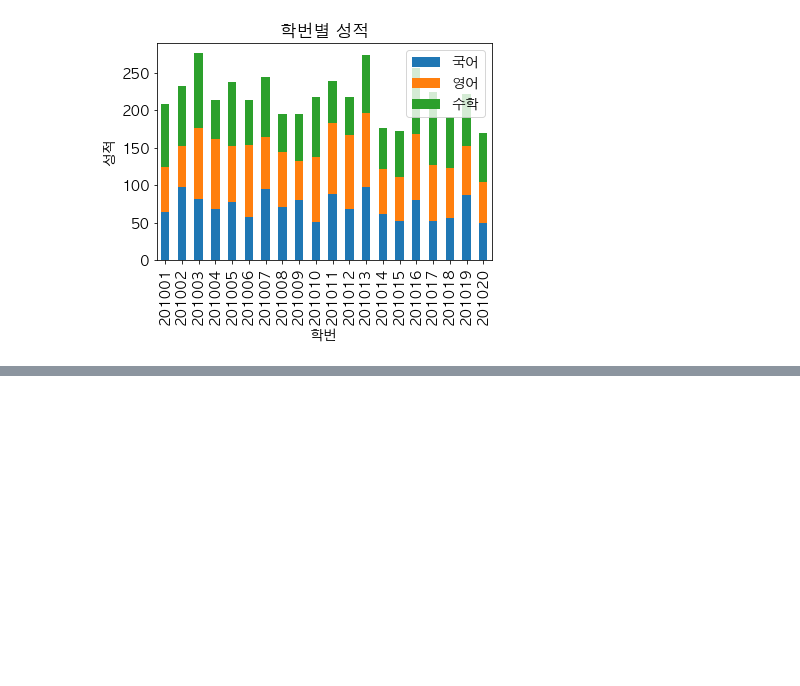
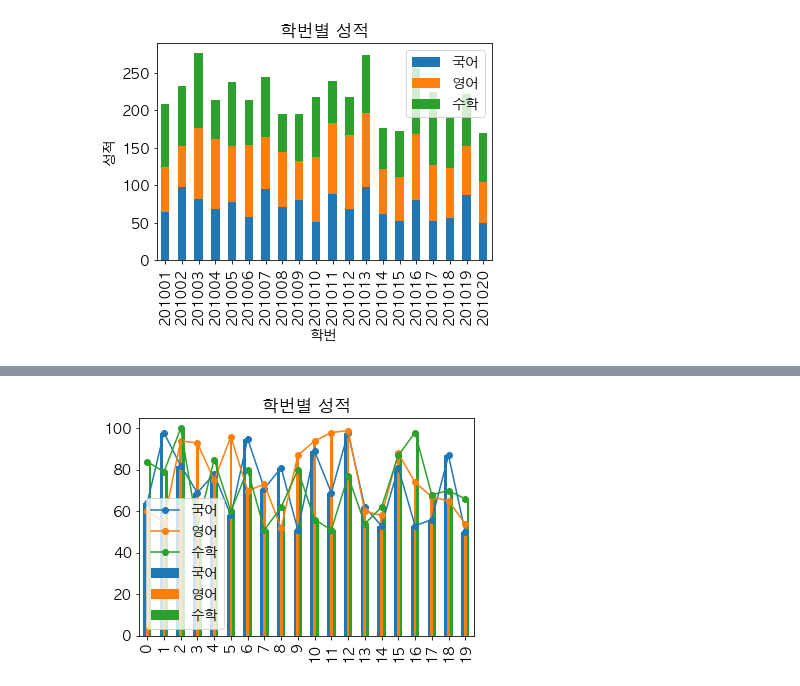
Before and after one commit to War-Oxi/Oxi, a Jupyter notebook: Python_Code/University_real/DataScience/Graph/datafig.ipynb, the cells around one changed output, grey strips where cells are left out. Drawn from its saved outputs; the diff is of its cells as text; code cells hidden in the pictures; blank space fills up the shorter version.

```diff
--- a/Python_Code/University_real/DataScience/Graph/datafig.ipynb
+++ b/Python_Code/University_real/DataScience/Graph/datafig.ipynb
@@ -83,0 +163,25 @@ plt.show()
+# %%
+#line, bar 차트를 함께 사용하기
+import pandas as pd
+import matplotlib.pyplot as plt
+
+data = pd.read_csv('../sample.csv')
+
+plt.figure(num="성적그래프")
+
+plt.rcParams.update({'font.family' : 'AppleGothic', 'font.size':14})
+plt.title("학번별 성적")
+
+xlabel = ("학번")
+ylabel = ("성적")
+ax = plt.gca()
+
+columns = ['국어', '영어', '수학']
+
+data.plot(kind='line',y=columns, ax=ax, marker='o')
+data.plot(kind='bar',y=columns, ax=ax)
+
+#by의 쓰임 alpha=> 투명도 bins=?
+plt.show()
+# %% [output]
+[figure, added]
```
Also changed, not shown: parts of 5 cells of this notebook, 4 other files.
